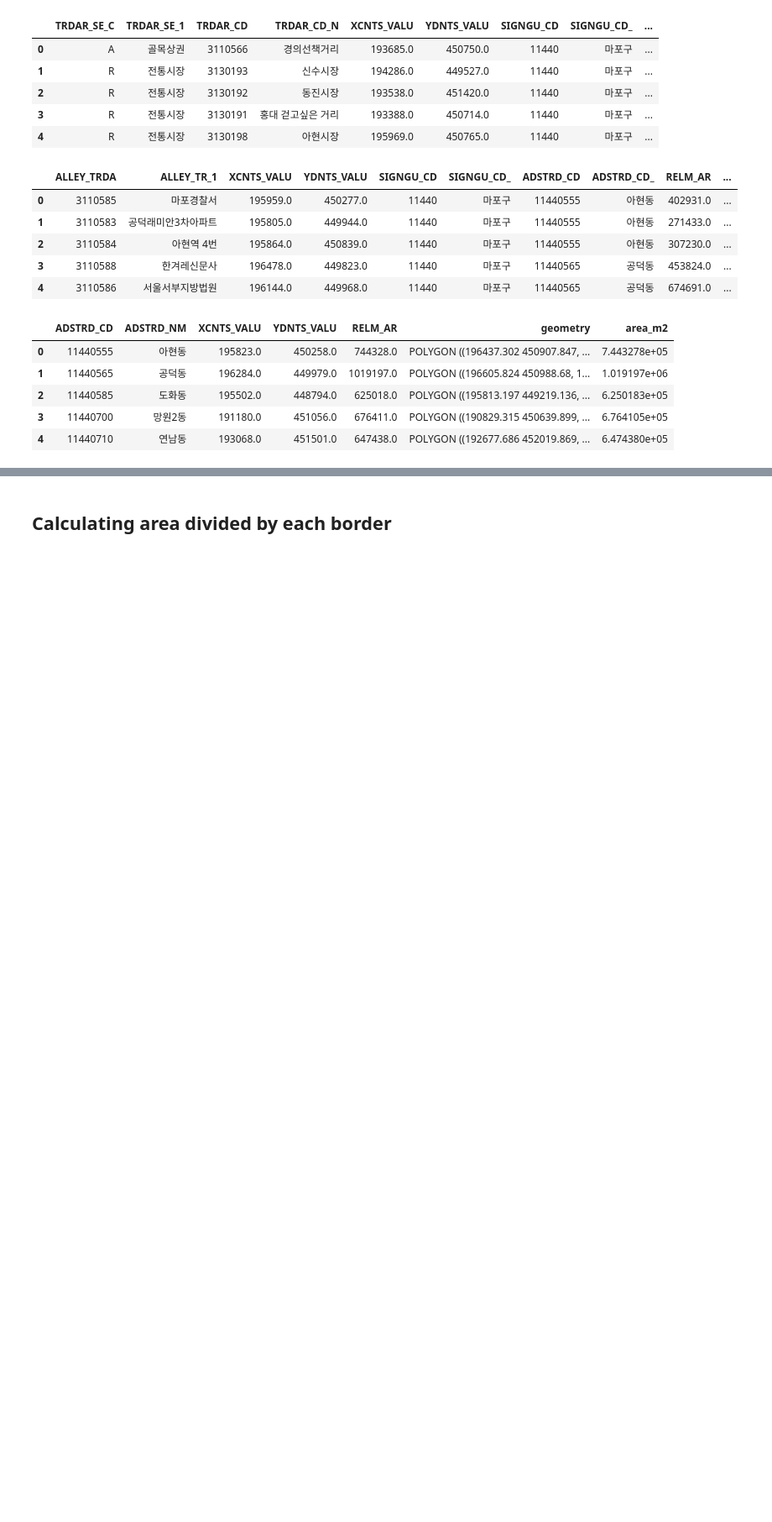
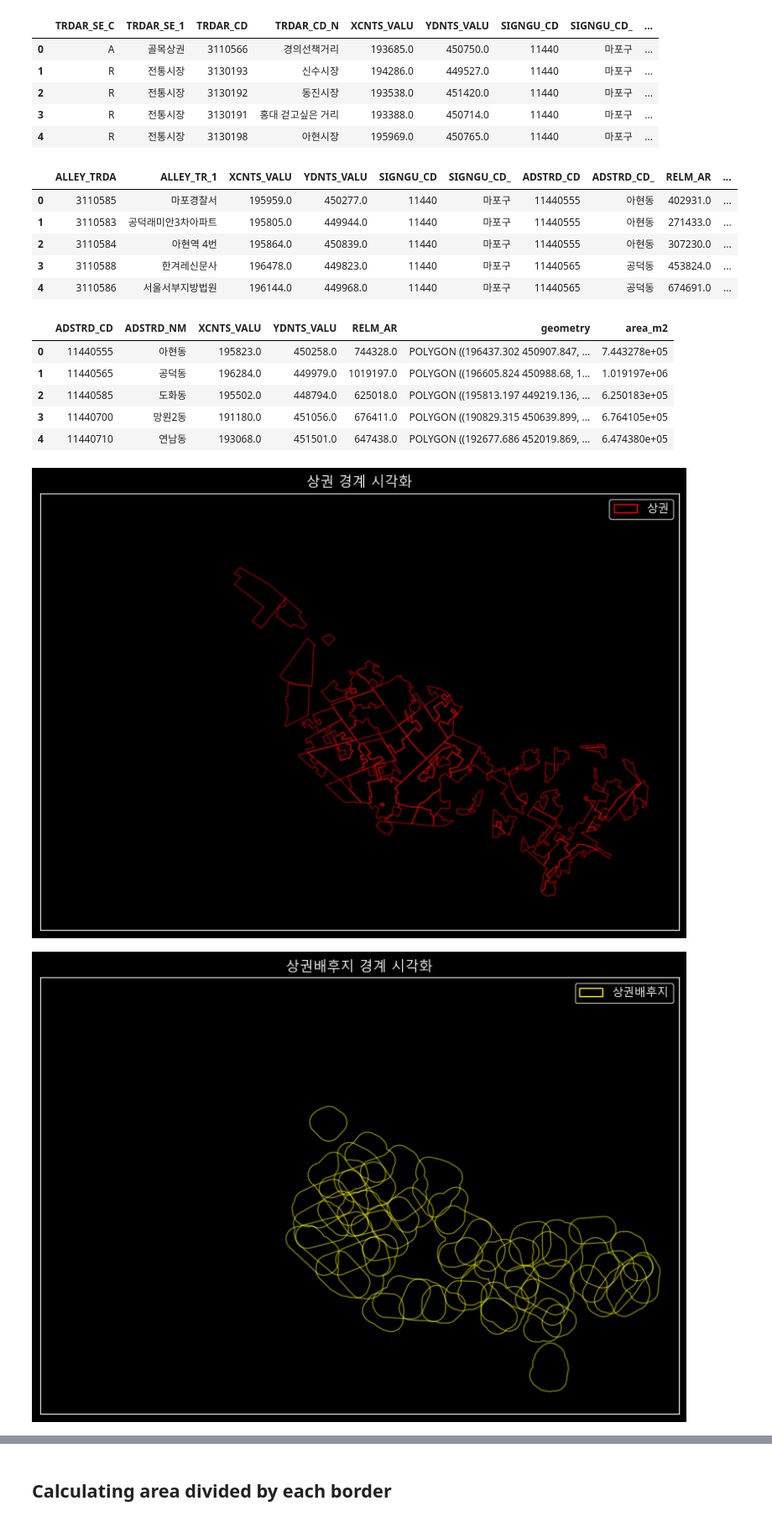
Before and after one commit to KyungMinseo1/AI-Expansion-LAB, a Jupyter notebook: notebooks/data_for_mapo.ipynb, the cells around one changed output, grey strips where cells are left out. Shown at 84% size. Saved outputs shown, nothing was run; the diff lists cells and outputs as text; code cells hidden in the pictures; blank space fills up the shorter version.

```diff
--- a/notebooks/data_for_mapo.ipynb
+++ b/notebooks/data_for_mapo.ipynb
@@ -83,3 +83,66 @@ display(seoul_dong_mapo.head(5))
 | 2 | 11440585 | 도화동 | 195502.0 | 448794.0 | 625018.0 | POLYGON ((195813.197 449219.136, ... | 6.250183e+05 |
 | 3 | 11440700 | 망원2동 | 191180.0 | 451056.0 | 676411.0 | POLYGON ((190829.315 450639.899, ... | 6.764105e+05 |
 | 4 | 11440710 | 연남동 | 193068.0 | 451501.0 | 647438.0 | POLYGON ((192677.686 452019.869, ... | 6.474380e+05 |
+# %%
+fig, ax = plt.subplots(figsize=(10,8))
+seoul_commerce_mapo.plot(ax=ax, color='none', edgecolor='red', alpha=0.5)
+legend_elements = [
+    Patch(facecolor='none', edgecolor='red', label='상권'),
+]
+ax.legend(handles=legend_elements)
+if not gu_mapo.empty:
+  margin = 500
+  x_min, y_min, x_max, y_max = gu_mapo.total_bounds
+
+  ax.set_xlim(x_min - margin, x_max + margin)
+  ax.set_ylim(y_min - margin, y_max + margin)
+
+  ax.set_xticks([])
+  ax.set_yticks([])
+title = "상권 경계 시각화"
+ax.set_title(title)
+plt.savefig(os.path.join(config.PROJECT_ROOT, 'visualization', title+'.png'), dpi=400)
+plt.show()
+
+fig, ax = plt.subplots(figsize=(10,8))
+seoul_hinterland_mapo.plot(ax=ax, color='none', edgecolor='yellow', alpha=0.5)
+legend_elements = [
+    Patch(facecolor='none', edgecolor='yellow', label='상권배후지'),
+]
+ax.legend(handles=legend_elements)
+if not gu_mapo.empty:
+  margin = 500
+  x_min, y_min, x_max, y_max = gu_mapo.total_bounds
+
+  ax.set_xlim(x_min - margin, x_max + margin)
+  ax.set_ylim(y_min - margin, y_max + margin)
+
+  ax.set_xticks([])
+  ax.set_yticks([])
+title = "상권배후지 경계 시각화"
+ax.set_title(title)
+plt.savefig(os.path.join(config.PROJECT_ROOT, 'visualization', title+'.png'), dpi=400)
+plt.show()
+
+fig, ax = plt.subplots(figsize=(10,8))
+seoul_dong_mapo.plot(ax=ax, color='none', edgecolor='white', alpha=0.5)
+legend_elements = [
+    Patch(facecolor='none', edgecolor='white', label='행정동'),
+]
+ax.legend(handles=legend_elements)
+if not gu_mapo.empty:
+  margin = 500
+  x_min, y_min, x_max, y_max = gu_mapo.total_bounds
+
+  ax.set_xlim(x_min - margin, x_max + margin)
+  ax.set_ylim(y_min - margin, y_max + margin)
+
+  ax.set_xticks([])
+  ax.set_yticks([])
+title = "행정동 경계 시각화"
+ax.set_title(title)
+plt.savefig(os.path.join(config.PROJECT_ROOT, 'visualization', title+'.png'), dpi=400)
+plt.show()
+# %% [output]
+[figure, added]
+[figure, added]
```
Also changed, not shown: parts of 7 cells of this notebook, 2 other files.
